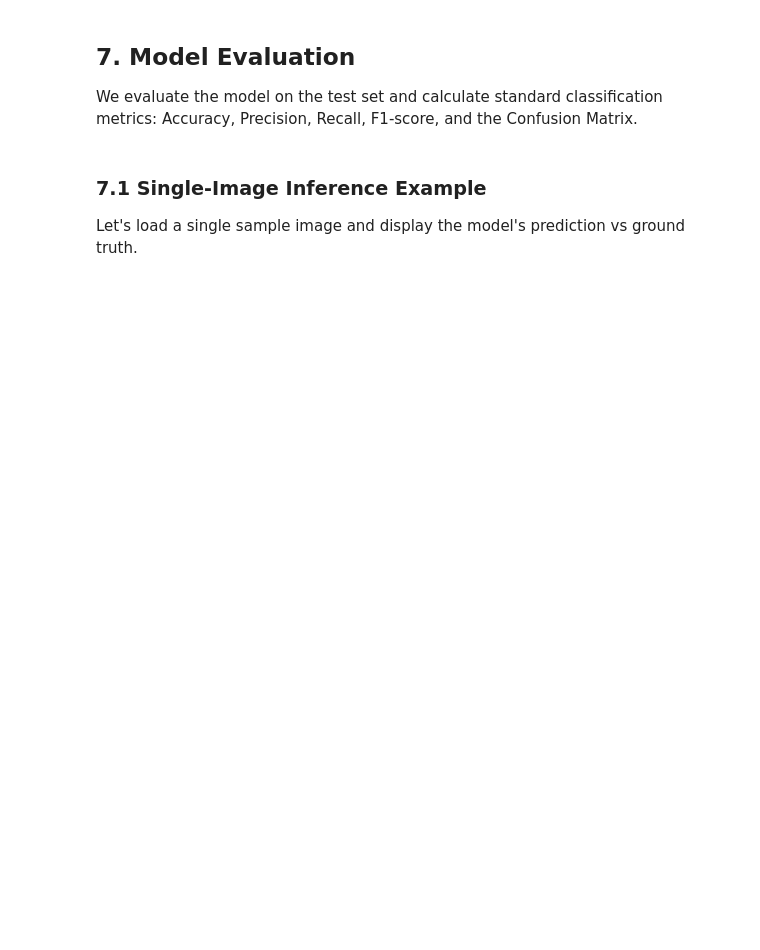
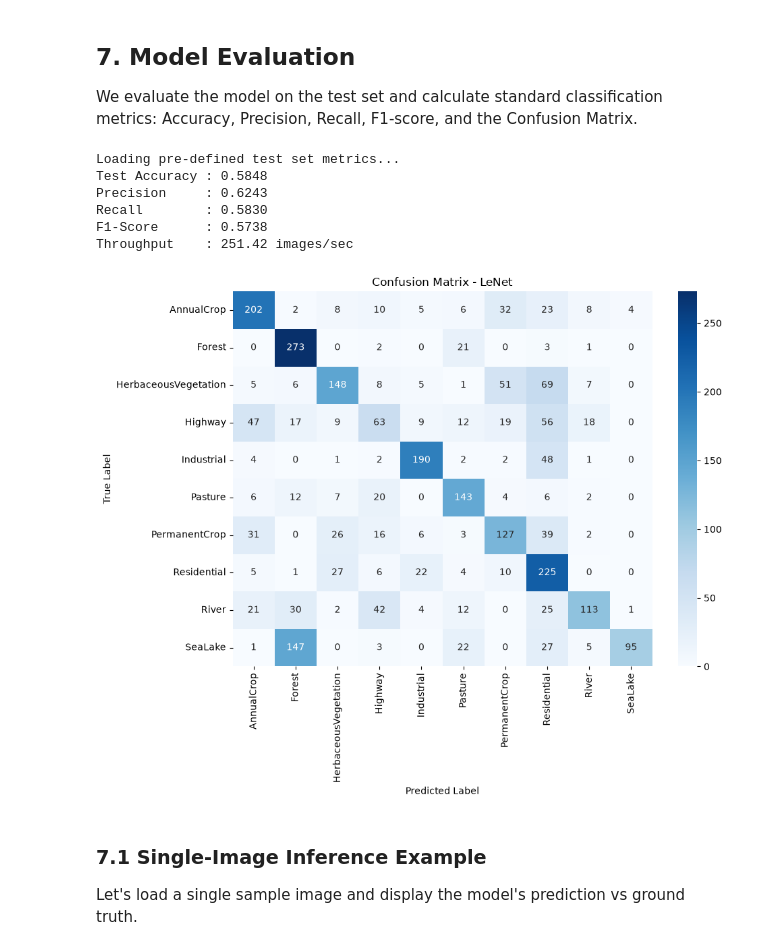
Before and after one commit to Nishchalam/Deforestation-detection, a Jupyter notebook: notebooks/LeNet.ipynb, the cells around one changed output. Cells and saved outputs as stored; diff of their text form; code cells hidden in the pictures; blank space fills up the shorter version.

Commit message:
lenet ran

```diff
--- a/notebooks/LeNet.ipynb
+++ b/notebooks/LeNet.ipynb
@@ -86,7 +86,7 @@ tensorboard --logdir outputs/logs
 # %%
 # Set to True to run actual training.
 # Set to False to skip training and load mock history.
-run_training = True
+run_training = False
 
 optimizer = torch.optim.Adam(model.parameters(), lr=1e-3)
 criterion = nn.CrossEntropyLoss()
@@ -120,6 +120,6 @@ if run_training:
 else:
     print("Skipping training. Loading pre-defined training history...")
     # Load history from the pre-populated path
-    with open("outputs/checkpoints/lenet/history.json", "r") as f:
+    with open("/home/nishchala/Codes/Deforestation-detection/outputs/checkpoints/lenet/history.json", "r") as f:
         history = json.load(f)
 # %% [output]
@@ -130,13 +130,13 @@ The Trainer saves state checkpoints (`last_model.pth` and `best_model.pth`) at t
 To demonstrate resuming training from a saved checkpoint, we load the checkpoint file and continue training for further epochs.
 # %%
 # Set run_resume to True to load checkpoint and continue training
-run_resume = False
+run_resume = True
 
 if run_resume:
-    checkpoint_path = "outputs/checkpoints/lenet/last_model.pth"
+    checkpoint_path = "/home/nishchala/Codes/Deforestation-detection/outputs/checkpoints/lenet/last_model.pth"
     if os.path.exists(checkpoint_path):
         # We increase the target epoch count to continue training
-        trainer.epochs = 7
+        trainer.epochs = 10
         trainer.load_checkpoint(checkpoint_path)
         history = trainer.fit()
     else:
@@ -194,21 +208,30 @@ print(f"Precision     : {metrics['precision']:.4f}")
 print(f"Recall        : {metrics['recall']:.4f}")
 print(f"F1-Score      : {metrics['f1']:.4f}")
 print(f"Throughput    : {metrics['images_per_second']:.2f} images/sec")
+# %% [output]
+Loading pre-defined test set metrics...
+Test Accuracy : 0.5848
+Precision     : 0.6243
+Recall        : 0.5830
+F1-Score      : 0.5738
+Throughput    : 251.42 images/sec
 # %%
 classes = [
     "AnnualCrop", "Forest", "HerbaceousVegetation", "Highway",
     "Industrial", "Pasture", "PermanentCrop", "Residential",
     "River", "SeaLake"
 ]
 cm_array = np.array(metrics["confusion_matrix"])
 
 plt.figure(figsize=(10, 8))
 sns.heatmap(cm_array, annot=True, fmt="d", cmap="Blues", xticklabels=classes, yticklabels=classes)
-plt.title(f"Confusion Matrix - {title}")
+plt.title(f"Confusion Matrix - LeNet")
 plt.ylabel("True Label")
 plt.xlabel("Predicted Label")
 plt.tight_layout()
 plt.show()
+# %% [output]
+[figure, added]
 # %% [markdown]
 ### 7.1 Single-Image Inference Example
 Let's load a single sample image and display the model's prediction vs ground truth.
```
Also changed, not shown: parts of 6 cells of this notebook, 1 other file.
